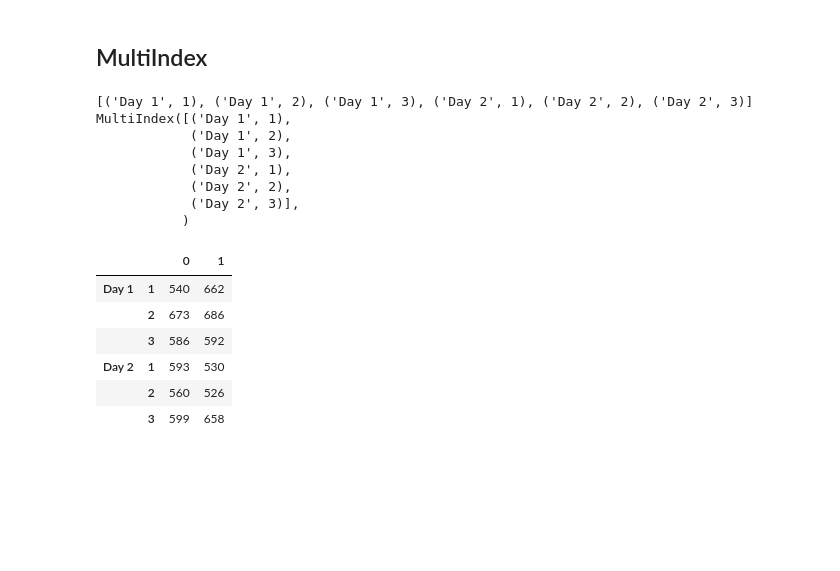
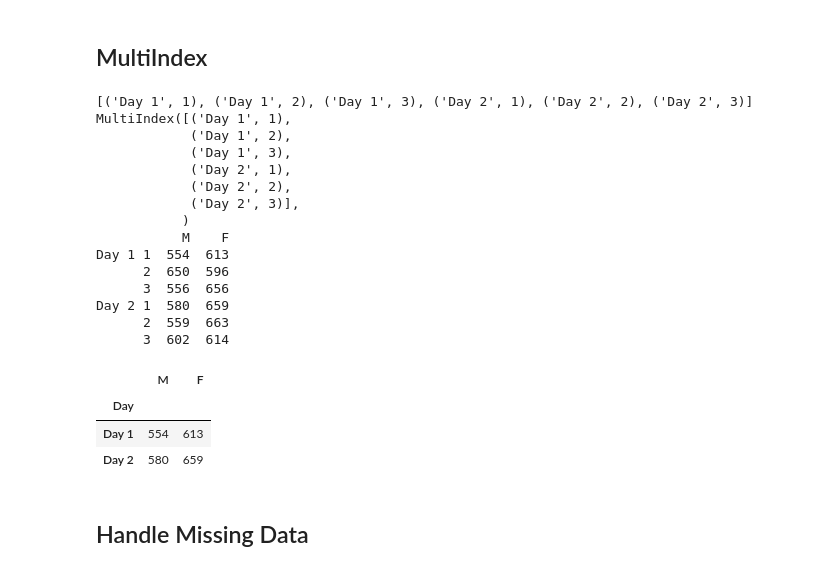
Before and after one commit to tyrchen/jupyter, a Jupyter notebook: learning_pandas.ipynb, the cells around one changed output. Cells and saved outputs as stored; diff of their text form; code cells hidden in the pictures; blank space fills up the shorter version.

```diff
--- a/learning_pandas.ipynb
+++ b/learning_pandas.ipynb
@@ -504,28 +504,40 @@ C  44  49  27
 # %%
 days = ['Day 1', 'Day 1', 'Day 1', 'Day 2', 'Day 2', 'Day 2']
 meals = [1, 2, 3, 1, 2, 3]
 hier_index = list(zip(days, meals))
 print(hier_index)
 
 her_index = pd.MultiIndex.from_tuples(hier_index)
 print(her_index)
 
 arr5 = np.random.randint(500, 700, size=(6,2))
-df9 = pd.DataFrame(arr5, her_index)
+df9 = pd.DataFrame(arr5, her_index, ['M', 'F'])
+print(df9)
+
+df9.index.names = ['Day', 'Meal']
 df9
+df9.loc['Day 2']
+df9.xs('Day 2')
+df9.xs(1, level='Meal')
 # %% [output]
 [('Day 1', 1), ('Day 1', 2), ('Day 1', 3), ('Day 2', 1), ('Day 2', 2), ('Day 2', 3)]
 MultiIndex([('Day 1', 1),
             ('Day 1', 2),
             ('Day 1', 3),
             ('Day 2', 1),
             ('Day 2', 2),
             ('Day 2', 3)],
            )
+           M    F
+Day 1 1  554  613
+      2  650  596
+      3  556  656
+Day 2 1  580  659
+      2  559  663
+      3  602  614
-|  |  | 0 | 1 |
-| Day 1 | 1 | 540 | 662 |
-|  | 2 | 673 | 686 |
-|  | 3 | 586 | 592 |
-| Day 2 | 1 | 593 | 530 |
-|  | 2 | 560 | 526 |
-|  | 3 | 599 | 658 |
+|  | M | F |
+| Day |  |  |
+| Day 1 | 554 | 613 |
+| Day 2 | 580 | 659 |
+# %% [markdown]
+## Handle Missing Data
```
Also changed, not shown: parts of 10 cells of this notebook, 8 other files.
